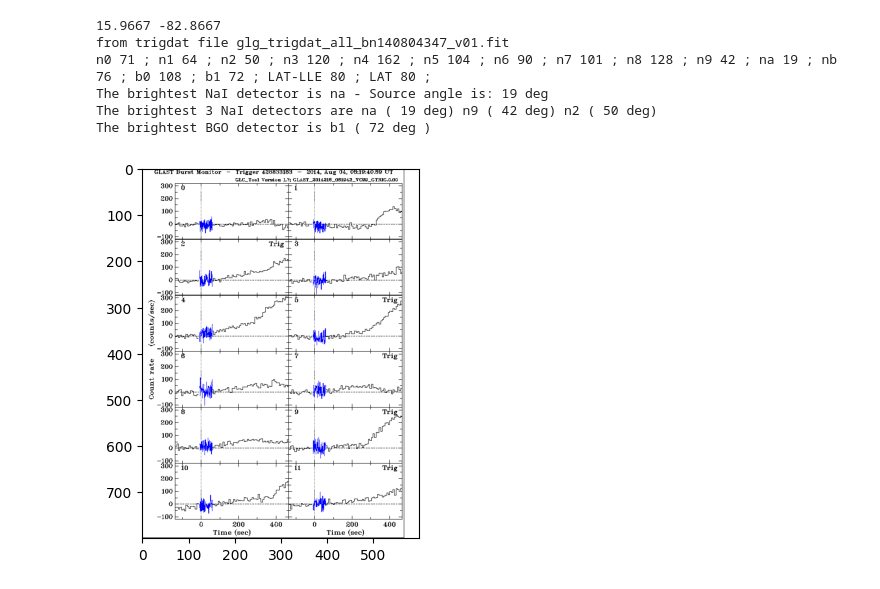
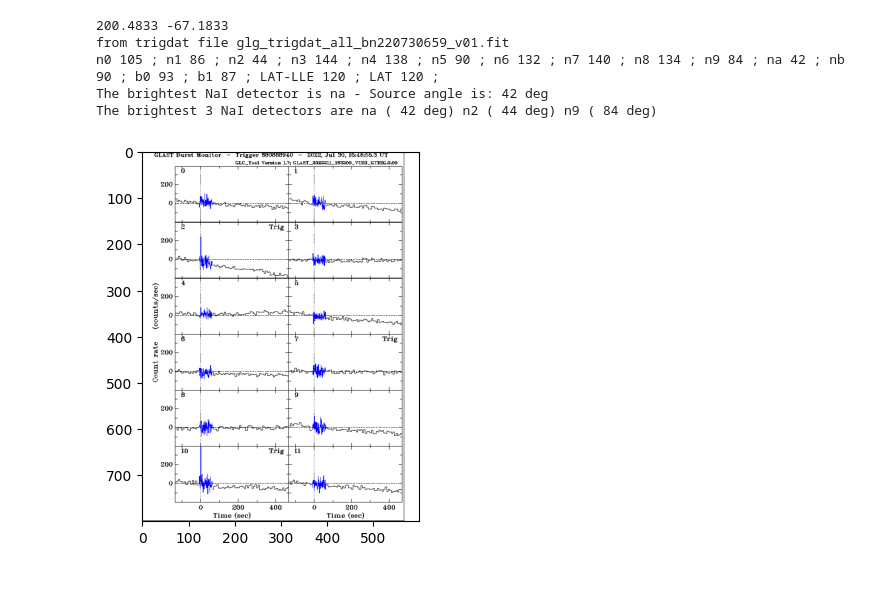
Before and after one commit to ArpanJohn/SemProject, a Jupyter notebook: LightCurve.ipynb, the cells around one changed output. Cells and saved outputs as stored; diff of their text form; code cells hidden in the pictures.

```diff
--- a/LightCurve.ipynb
+++ b/LightCurve.ipynb
@@ -0,0 +27,14 @@
+# %%
+# Getting the path the data directory from json file
+# Specify the path to your JSON file
+json_file_path = "data_path.json"
+
+# Read the JSON file
+with open(json_file_path, 'r') as file:
+    data = json.load(file)
+
+# Access the path from the JSON data
+path_value = data.get("data_path", "")
+
+# Print or use the path as needed
+print("data_path:", path_value)
@@ -71,26 +110,9 @@ Downloaded wget -q -nH --no-check-certificate --cut-dirs=7 -r -l0 -c -N -np -A f
 # %%
-# ploting light curve
-from astropy.io import fits
-import matplotlib.pyplot as plt
-import numpy as np
-import os
-import glob
-from fast_histogram import histogram1d
-import matplotlib as mpl
-import matplotlib.pyplot as plt
-import math
-from astropy.io import ascii
-import matplotlib.patches as mpatches
-from matplotlib import rc,rcParams
-from astropy.table import Table
-%matplotlib inline
-# %matplotlib notebook
-from astropy.io import fits
-from numpy import arange
+# Finding most suitable detector
 
-folder_name = "Sample_TGF1"
-current_path = os.getcwd()
-folder_path = os.path.join(current_path, folder_name)
+# select which sample data to work on
+folder_name = "Sample_GRB2"
+folder_path = os.path.join(path_value, folder_name)
 
 # finding all TTE files
 directory_path = folder_path+"\\current"
@@ -115,41 +137,39 @@ matching_files = glob.glob(file_pattern)
 
 hdul = fits.open(matching_files[0])
 
-from Calculating_det_angles import estimate_source_angles_detectors #importing ma'ams function
+
 
 print('from trigdat file',event_filename.split('\\')[-1]) # just to verify that the correct file is checked to get the ra and dec
 
 brightest_nai, bright_nais, brightest_bgo = estimate_source_angles_detectors.angle_to_grb(ra_obj,dec_obj,event_filename) # Getting the values
 
 # till here
 
 # displaying the quicklook
-import matplotlib.image as mpimg
 
 quicklook_dir = directory_path = folder_path+"\\quicklook"
 
 # List all files in the directory
 files = os.listdir(quicklook_dir)
 
 # Filter the list to include only files with the string in their name
 lc_all_files = [file for file in files if "_lc_all_" in file]
 
 # Load the GIF
 img = mpimg.imread(quicklook_dir+"\\"+lc_all_files[0])
 
 # Display the GIF
 plt.imshow(img)
 plt.show()
 
 NaI_detector = matching_files[0]
 for string in matching_files:
     if '_'+brightest_nai+'_' in string:
         NaI_detector = string
 # %% [output]
-15.9667 -82.8667
-from trigdat file glg_trigdat_all_bn140804347_v01.fit
-n0 71 ; n1 64 ; n2 50 ; n3 120 ; n4 162 ; n5 104 ; n6 90 ; n7 101 ; n8 128 ; n9 42 ; na 19 ; nb 76 ; b0 108 ; b1 72 ; LAT-LLE 80 ; LAT 80 ;
-The brightest NaI detector is na - Source angle is: 19 deg
-The brightest 3 NaI detectors are na ( 19 deg) n9 ( 42 deg) n2 ( 50 deg)
-The brightest BGO detector is b1 ( 72 deg )
+200.4833 -67.1833
+from trigdat file glg_trigdat_all_bn220730659_v01.fit
+n0 105 ; n1 86 ; n2 44 ; n3 144 ; n4 138 ; n5 90 ; n6 132 ; n7 140 ; n8 134 ; n9 84 ; na 42 ; nb 90 ; b0 93 ; b1 87 ; LAT-LLE 120 ; LAT 120 ;
+The brightest NaI detector is na - Source angle is: 42 deg
+The brightest 3 NaI detectors are na ( 42 deg) n2 ( 44 deg) n9 ( 84 deg)
-[figure, old version]
+[figure, new version]
```
Also changed, not shown: parts of 8 cells of this notebook, 1 other file.
